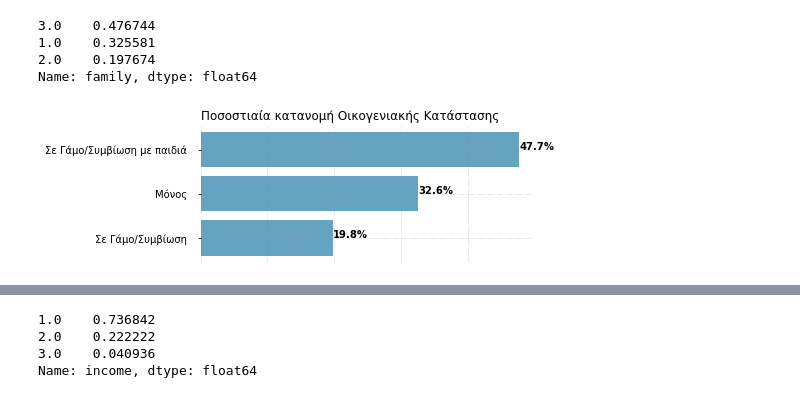
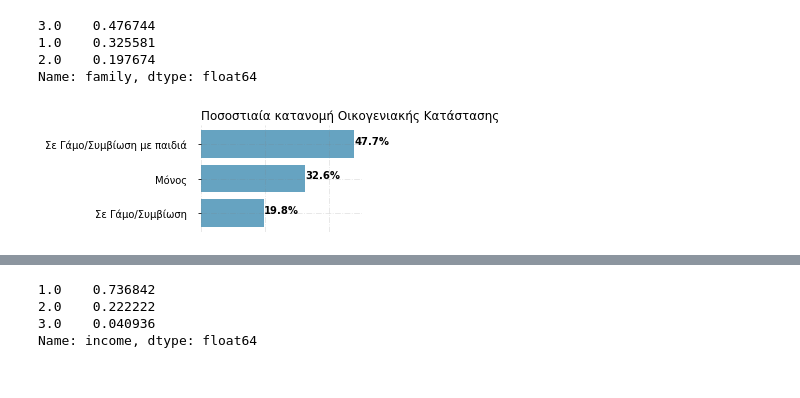
Before and after one commit to stathis99/Statistical-Analysis-for-Patient-Safety, a Jupyter notebook: Patient Analysis/personal_info_analysis.ipynb, the cells around one changed output, grey strips where cells are left out. Drawn from its saved outputs; the diff is of its cells as text; code cells hidden in the pictures.

```diff
--- a/Patient Analysis/personal_info_analysis.ipynb
+++ b/Patient Analysis/personal_info_analysis.ipynb
@@ -182,12 +182,12 @@ Name: family, dtype: float64
 # %%
 data = relative_frequencies*100
 
 labels = ['Σε Γάμο/Συμβίωση με παιδιά','Μόνος','Σε Γάμο/Συμβίωση']
 
 
-my_graph(labels,data,"Ποσοστιαία κατανομή Οικογενιακής Κατάστασης",6,2.5,0)
+my_graph(labels,data,"Ποσοστιαία κατανομή Οικογενιακής Κατάστασης",5,2,1)
 # %% [output]
-[figure, old version]
+[figure, new version]
 # %%
 #OCCUPATION
 
```
Also changed, not shown: parts of 14 cells of this notebook, 7 other files.
